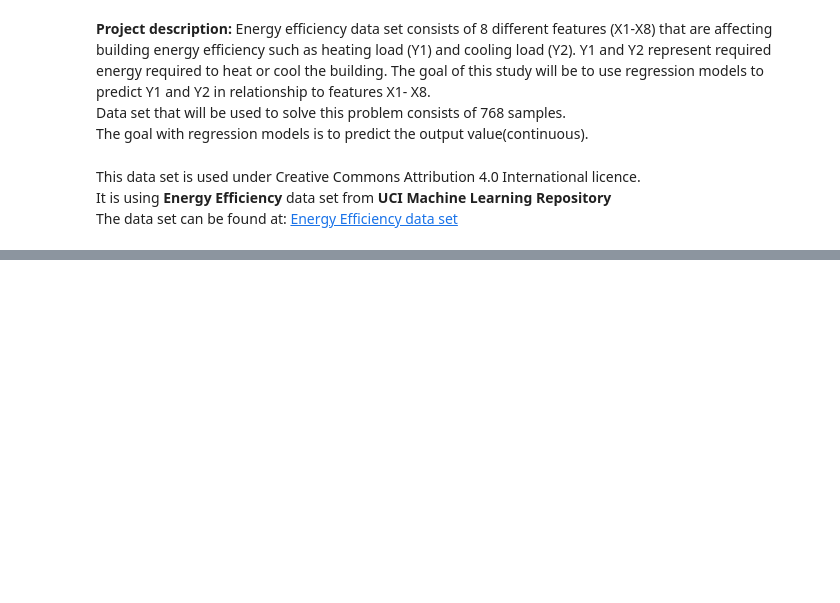
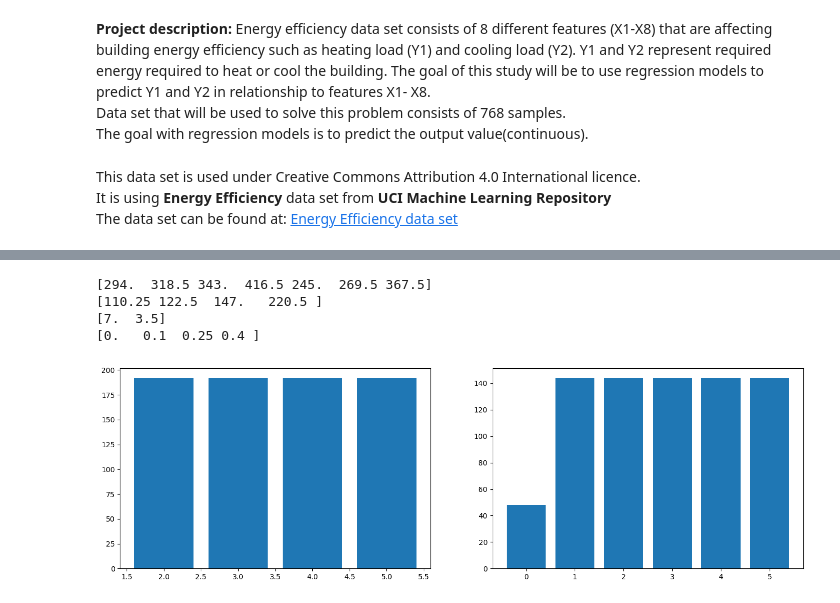
Before and after one commit to dalimvc/Regression-Models, a Jupyter notebook: 24-AS1-b21dalmi.ipynb, the cells around one changed output, grey strips where cells are left out. Saved outputs shown, nothing was run; the diff lists cells and outputs as text; code cells hidden in the pictures; blank space fills up the shorter version.

```diff
--- a/24-AS1-b21dalmi.ipynb
+++ b/24-AS1-b21dalmi.ipynb
@@ -37,0 +81,20 @@ df.head(20)
+# %%
+print(df['X3'].unique())
+print(df['X4'].unique())
+print(df['X5'].unique())
+print(df['X7'].unique())
+# %% [output]
+[294.  318.5 343.  416.5 245.  269.5 367.5]
+[110.25 122.5  147.   220.5 ]
+[7.  3.5]
+[0.   0.1  0.25 0.4 ]
+# %%
+figure, axs = plt.subplots(1, 2, figsize=(17, 5))
+axs = axs.flatten()
+
+int_coulms = ['X6', 'X8']
+
+for i, col in enumerate(int_coulms):
+    axs[i].bar(df[col].value_counts().index, df[col].value_counts().values)
+# %% [output]
+[figure, added]
```
Also changed, not shown: parts of 9 cells of this notebook.
